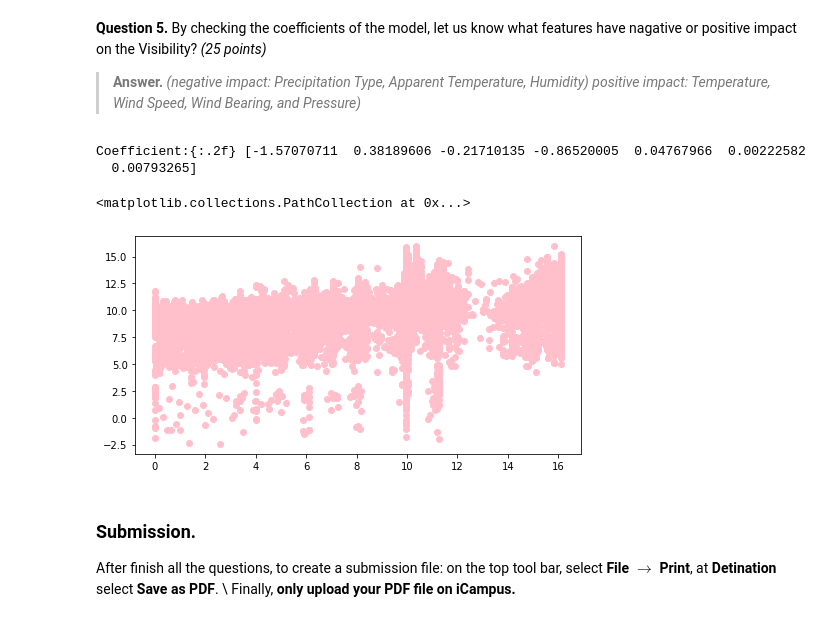
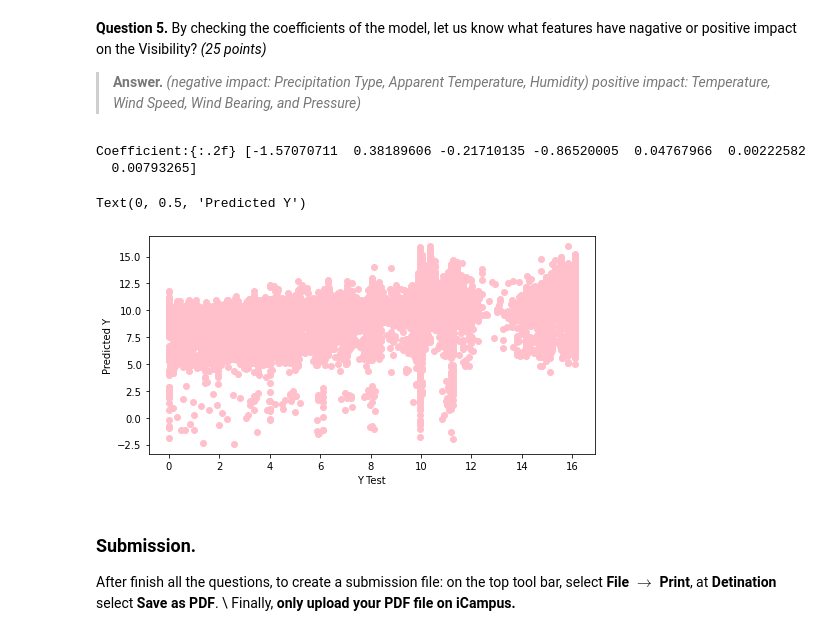
Before and after one commit to yeyiLee/ML_linear-regression, a Jupyter notebook: Homework_4.ipynb, the cells around one changed output. Drawn from its saved outputs; the diff is of its cells as text; code cells hidden in the pictures.

```diff
--- a/Homework_4.ipynb
+++ b/Homework_4.ipynb
@@ -113,17 +113,19 @@ positive impact: Temperature, Wind Speed, Wind Bearing, and Pressure)*
 # %%
 # print the coefficient
 print ('Coefficient:{:.2f}',clf.coef_)
 
 
 # plot of predicted and expected visibility
 import matplotlib.pyplot as plt
 plt.figure(figsize=(8, 4))
 plt.scatter(expected, predicted, color="pink")
+plt.xlabel('Y Test')
+plt.ylabel('Predicted Y')
 # %% [output]
 Coefficient:{:.2f} [-1.57070711  0.38189606 -0.21710135 -0.86520005  0.04767966  0.00222582
   0.00793265]
-<matplotlib.collections.PathCollection at 0x...>
+Text(0, 0.5, 'Predicted Y')
-[figure, old version]
+[figure, new version]
 # %% [markdown]
 ### **Submission.**
 After finish all the questions, to create a submission file: on the top tool bar, select **File** $\rightarrow$ **Print**, at **Detination** select **Save as PDF**. \\
```
